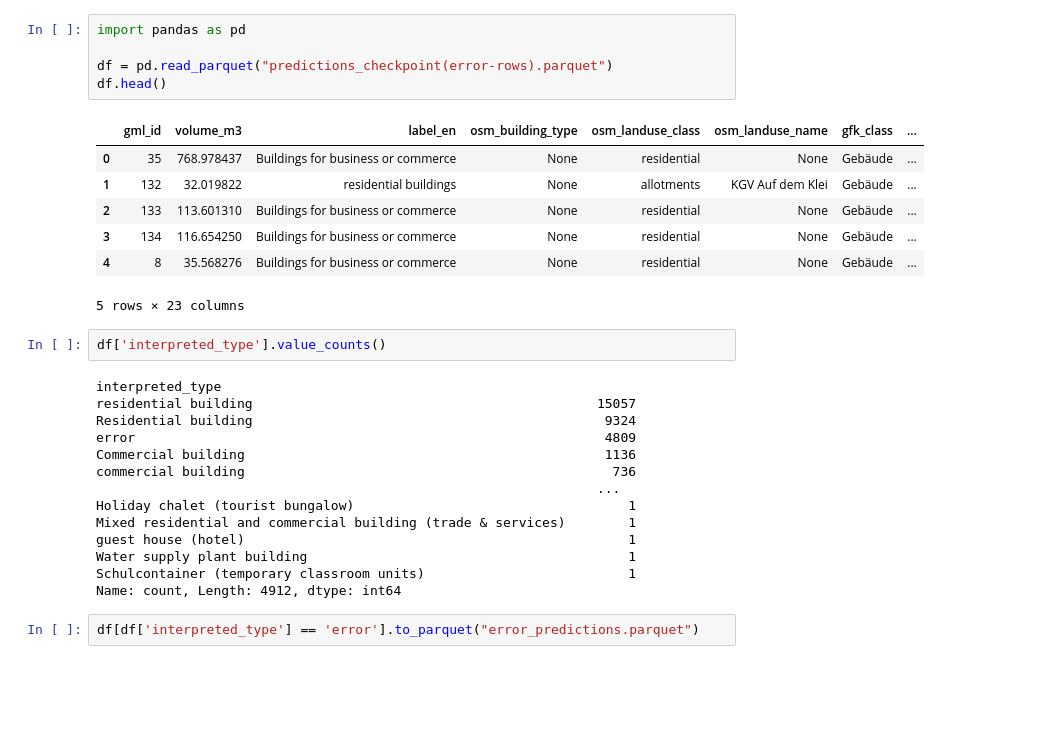
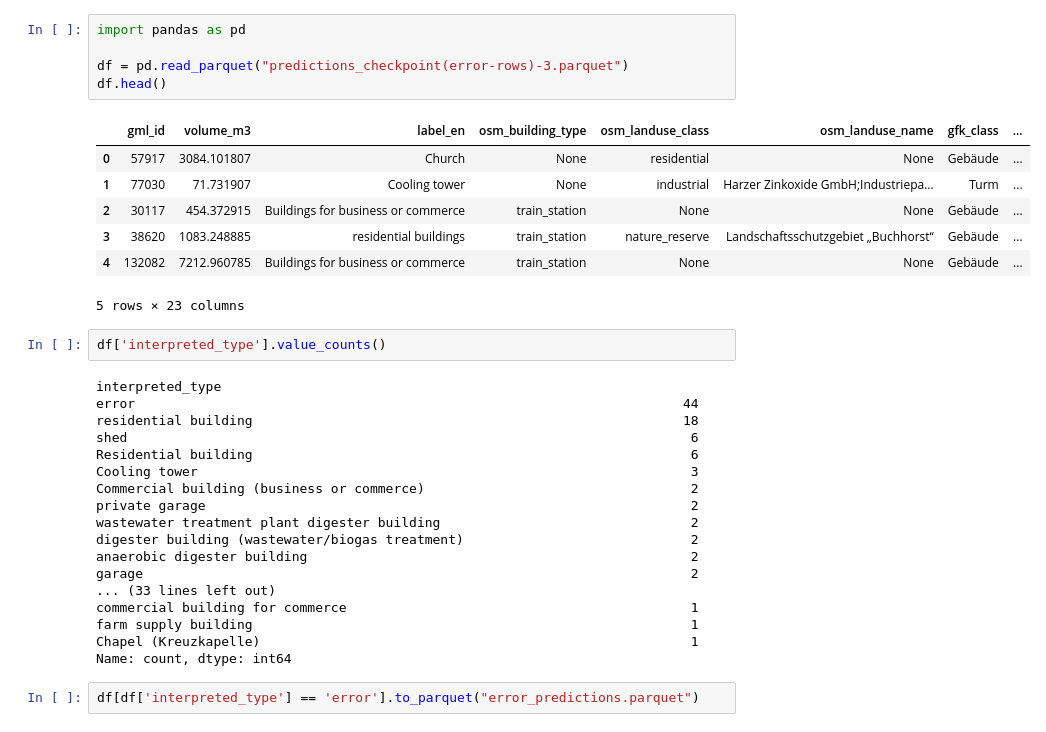
Before and after one commit to TUBS-IVS/Capacity_Calculation-pipeline, a Jupyter notebook: Label-mergining.ipynb, the cells around one changed output. Drawn from its saved outputs; the diff is of its cells as text; blank space fills up the shorter version.

```diff
--- a/Label-mergining.ipynb
+++ b/Label-mergining.ipynb
@@ -1,32 +1,36 @@
 # %%
 import pandas as pd
 
-df = pd.read_parquet("predictions_checkpoint(error-rows).parquet")
+df = pd.read_parquet("predictions_checkpoint(error-rows)-3.parquet")
 df.head()
 # %% [output]
 |  | gml_id | volume_m3 | label_en | osm_building_type | osm_landuse_class | osm_landuse_name | gfk_class | ... |
-| 0 | 35 | 768.978437 | Buildings for business or commerce | None | residential | None | Gebäude | ... |
-| 1 | 132 | 32.019822 | residential buildings | None | allotments | KGV Auf dem Klei | Gebäude | ... |
-| 2 | 133 | 113.601310 | Buildings for business or commerce | None | residential | None | Gebäude | ... |
-| 3 | 134 | 116.654250 | Buildings for business or commerce | None | residential | None | Gebäude | ... |
-| 4 | 8 | 35.568276 | Buildings for business or commerce | None | residential | None | Gebäude | ... |
+| 0 | 57917 | 3084.101807 | Church | None | residential | None | Gebäude | ... |
+| 1 | 77030 | 71.731907 | Cooling tower | None | industrial | Harzer Zinkoxide GmbH;Industriepa... | Turm | ... |
+| 2 | 30117 | 454.372915 | Buildings for business or commerce | train_station | None | None | Gebäude | ... |
+| 3 | 38620 | 1083.248885 | residential buildings | train_station | nature_reserve | Landschaftsschutzgebiet „Buchhorst“ | Gebäude | ... |
+| 4 | 132082 | 7212.960785 | Buildings for business or commerce | train_station | None | None | Gebäude | ... |
 5 rows × 23 columns
 # %%
 df['interpreted_type'].value_counts()
 # %% [output]
 interpreted_type
-residential building                                            15057
-Residential building                                             9324
-error                                                            4809
-Commercial building                                              1136
-commercial building                                               736
-                                                                ...
-Holiday chalet (tourist bungalow)                                   1
-Mixed residential and commercial building (trade & services)        1
-guest house (hotel)                                                 1
-Water supply plant building                                         1
-Schulcontainer (temporary classroom units)                          1
-Name: count, Length: 4912, dtype: int64
+error                                                                      44
+residential building                                                       18
+shed                                                                        6
+Residential building                                                        6
+Cooling tower                                                               3
+Commercial building (business or commerce)                                  2
+private garage                                                              2
+wastewater treatment plant digester building                                2
+digester building (wastewater/biogas treatment)                             2
+anaerobic digester building                                                 2
+garage                                                                      2
+... (33 lines left out)
+commercial building for commerce                                            1
+farm supply building                                                        1
+Chapel (Kreuzkapelle)                                                       1
+Name: count, dtype: int64
 # %%
 df[df['interpreted_type'] == 'error'].to_parquet("error_predictions.parquet")
 # %%
```
Also changed, not shown: parts of 6 cells of this notebook, 1 other file.
